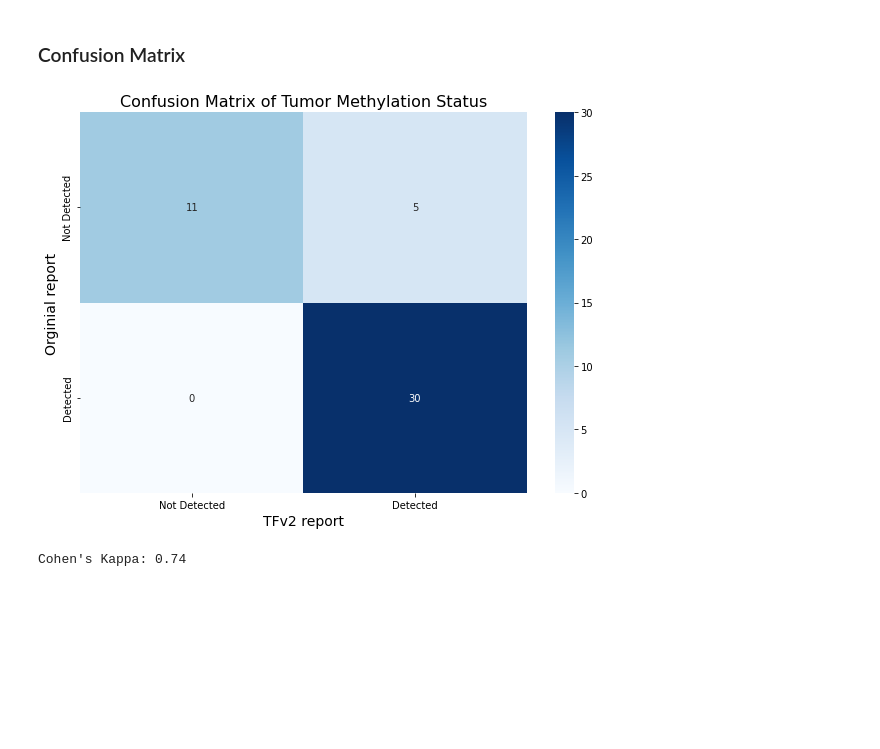
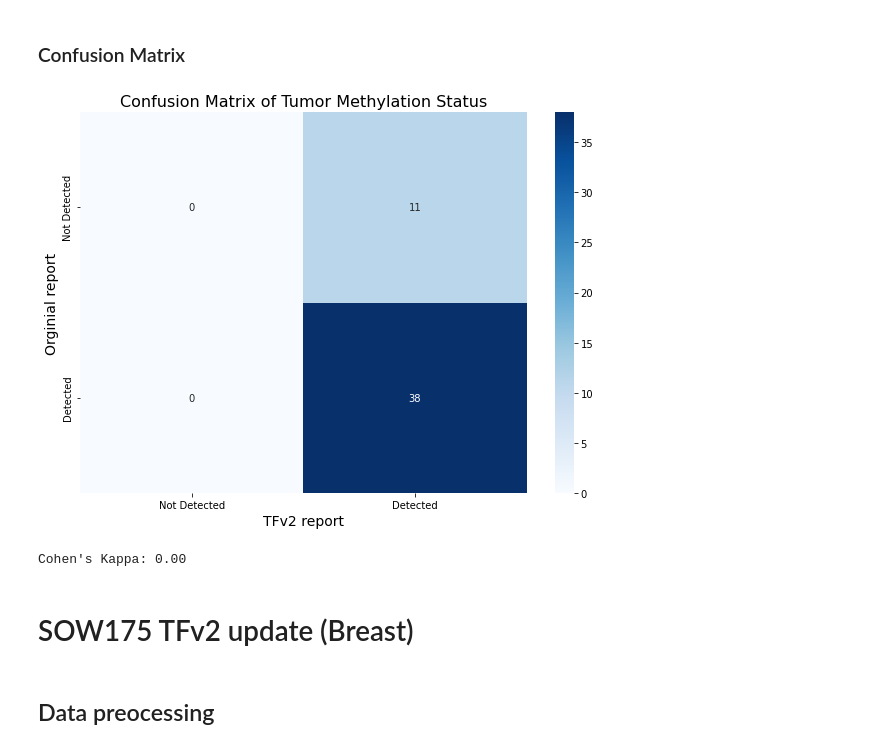
Before and after one commit to gh-hazhang/scripts, a Jupyter notebook: AZ_TFv2_update_crossSOW_09042024.ipynb, the cells around one changed output. Drawn from its saved outputs; the diff is of its cells as text; code cells hidden in the pictures; blank space fills up the shorter version.

```diff
--- a/AZ_TFv2_update_crossSOW_09042024.ipynb
+++ b/AZ_TFv2_update_crossSOW_09042024.ipynb
@@ -1656,10 +1817,10 @@ df_sow164_3.to_csv(f"{work_dir}/df_sow164_3.csv", index = False)
 # %%
 # Step 1: save the input csv file
-df_sow164_3 = pd.read_csv(f"{work_dir}/df_sow164_3.csv", header = 0)
-df_sow164_3.head()
+df_sow165_3 = pd.read_csv(f"{work_dir}/df_sow165_3.csv", header = 0)
+df_sow165_3.head()
 
 # Step 2 generate the slurm script
-TFv2gamma_output_dir = f"{work_dir}/TFv2gamma_SOW164_output"
+TFv2gamma_output_dir = f"{work_dir}/TFv2gamma_SOW165_output"
 
 # Check and create directories if not exists
 if not os.path.exists(TFv2gamma_output_dir):
@@ -1895,9 +2006,9 @@ def update_tumor_methylation_status(df, MB_score_column, MB18_cutoff, MB90_cutof
 
     return df
 
-# Run pancancer caller cutoffs for the SOW: MB18: -22.289441; MB90: -20.907684
-df_sow164_updated = update_tumor_methylation_status(df_sow164_5, 'MB_pancancer_score', -22.289441, -20.907684)
+# Run crc caller cutoffs for the SOW: MB18: -22.4522; MB90: -21.249985
+df_sow165_updated = update_tumor_methylation_status(df_sow165_5, 'MB_crc_score', -22.4522, -21.249985)
 
-df_sow164_updated.head()
+df_sow165_updated.head()
 # %% [output]
 |  | Study_ID | Customer_SampleID | GHRequestID | GHSampleID | Patient_ID | Visit_name | Alt-NoAlt | ... |
@@ -1910,14 +2021,14 @@ df_sow164_updated.head()
 # Genearte the final report
 
 # Subset the updated report for updated MB score and TFv2gamma columns
-df_sow164_5_sub = df_sow164_updated[['GHSampleID', 'Tumor_methylation_status', 'Tumor_methylation_score']]
-df_sow164_5_sub_dedup = df_sow164_5_sub.drop_duplicates(subset = 'GHSampleID')
-print("Total sample size of SOW164 Infinity cumulative batches with updated MB score and TFv2gamma is " + str(df_sow164_5_sub_dedup.shape[0]) + "\n")
+df_sow165_5_sub = df_sow165_updated[['GHSampleID', 'Tumor_methylation_status', 'Tumor_methylation_score']]
+df_sow165_5_sub_dedup = df_sow165_5_sub.drop_duplicates(subset = 'GHSampleID')
+print("Total sample size of SOW165 Infinity cumulative batches with updated MB score and TFv2gamma is " + str(df_sow165_5_sub_dedup.shape[0]) + "\n")
 
 # Drop duplicates of original report
-df_sow164_all_dedup = df_sow164_all.drop_duplicates(subset = "GHSampleID")
-print("Total sample size of original SOW164 Infinity cumulative batches is " + str(df_sow164_all_dedup.shape[0]) + "\n")
+df_sow165_all_dedup = df_sow165_all.drop_duplicates(subset = "GHSampleID")
+print("Total sample size of original SOW165 Infinity cumulative batches is " + str(df_sow165_all_dedup.shape[0]) + "\n")
 
 # Check failed samples
-df_sow164_all_dedup.Sample_status.value_counts()
+df_sow165_all_dedup.Sample_status.value_counts()
 # %% [output]
@@ -1930,7 +2042,7 @@ Name: Sample_status, dtype: int64
 # Update the column values while maintaining the original column order not changed
 
 # Merge the updated values into df_sow??_final based on 'GHSampleID'
-df_merged = df_sow164_all_dedup.merge(df_sow164_5_sub_dedup[['GHSampleID', 'Tumor_methylation_status', 'Tumor_methylation_score']],
+df_merged = df_sow165_all_dedup.merge(df_sow165_5_sub_dedup[['GHSampleID', 'Tumor_methylation_status', 'Tumor_methylation_score']],
                                   on='GHSampleID',
                                   how='left',
                                   suffixes=('', '_updated'))
@@ -1944,11 +2056,11 @@ df_merged['Tumor_methylation_score'] = df_merged['Tumor_methylation_score_update
 df_merged.drop(columns=['Tumor_methylation_status_updated', 'Tumor_methylation_score_updated'], inplace=True)
 
 # Ensure the dataframe maintains the original order and columns of df_sow??_final
-df_sow164_final = df_merged[df_sow164_all_dedup.columns]
+df_sow165_final = df_merged[df_sow165_all_dedup.columns]
 
 # Save the data
-df_sow164_final.to_csv(f"{work_dir}/df_sow164_final.csv", index = False)
+df_sow165_final.to_csv(f"{work_dir}/df_sow165_final.csv", index = False)
 
-df_sow164_final.head()
+df_sow165_final.head()
 # %% [output]
 |  | Study_ID | Customer_SampleID | GHRequestID | GHSampleID | Patient_ID | Visit_name | Alt-NoAlt | ... |
@@ -2003,31 +2124,35 @@ df_sow164_final.shape
 # %%
 from sklearn.metrics import confusion_matrix, cohen_kappa_score
 
 # Mapping "Detected" to 1 and "Not Detected" to 0, assume NaN remains as NaN
 map_status = {"Detected": 1, "Not Detected": 0}
 
-df_sow164_2['Tumor_methylation_status_mapped'] = df_sow164_2['Tumor_methylation_status'].map(map_status)
-df_sow164_final['Tumor_methylation_status_mapped'] = df_sow164_final['Tumor_methylation_status'].map(map_status)
+df_sow165_2['Tumor_methylation_status_mapped'] = df_sow165_2['Tumor_methylation_status'].map(map_status)
+df_sow165_final['Tumor_methylation_status_mapped'] = df_sow165_final['Tumor_methylation_status'].map(map_status)
 
 # Remove NaN values before creating the confusion matrix
-valid_indices = df_sow164_2['Tumor_methylation_status_mapped'].notna() & df_sow164_final['Tumor_methylation_status_mapped'].notna()
-y_true = df_sow164_2[valid_indices]['Tumor_methylation_status_mapped'].values
-y_pred = df_sow164_final[valid_indices]['Tumor_methylation_status_mapped'].values
+valid_indices = df_sow165_2['Tumor_methylation_status_mapped'].notna() & df_sow165_final['Tumor_methylation_status_mapped'].notna()
+y_true = df_sow165_2[valid_indices]['Tumor_methylation_status_mapped'].values
+y_pred = df_sow165_final[valid_indices]['Tumor_methylation_status_mapped'].values
 
 # Generating the confusion matrix
 cm = confusion_matrix(y_true, y_pred, labels=[0, 1])
 
 # Plotting the confusion matrix
 plt.figure(figsize=(10, 7))
 sns.heatmap(cm, annot=True, fmt="d", cmap="Blues", xticklabels=["Not Detected", "Detected"], yticklabels=["Not Detected", "Detected"])
 plt.xlabel('TFv2 report', fontsize=14)
 plt.ylabel('Orginial report', fontsize=14)
 plt.title('Confusion Matrix of Tumor Methylation Status', fontsize=16)
 plt.show()
 
 # Calculating and printing Cohen's Kappa
 kappa = cohen_kappa_score(y_true, y_pred)
 print(f"Cohen's Kappa: {kappa:.2f}")
 # %% [output]
-[figure, old version]
+[figure, new version]
-Cohen's Kappa: 0.74
+Cohen's Kappa: 0.00
+# %% [markdown]
+# SOW175 TFv2 update (Breast)
+# %% [markdown]
+## Data preocessing
```
Also changed, not shown: parts of 365 cells of this notebook, 38 other files.
